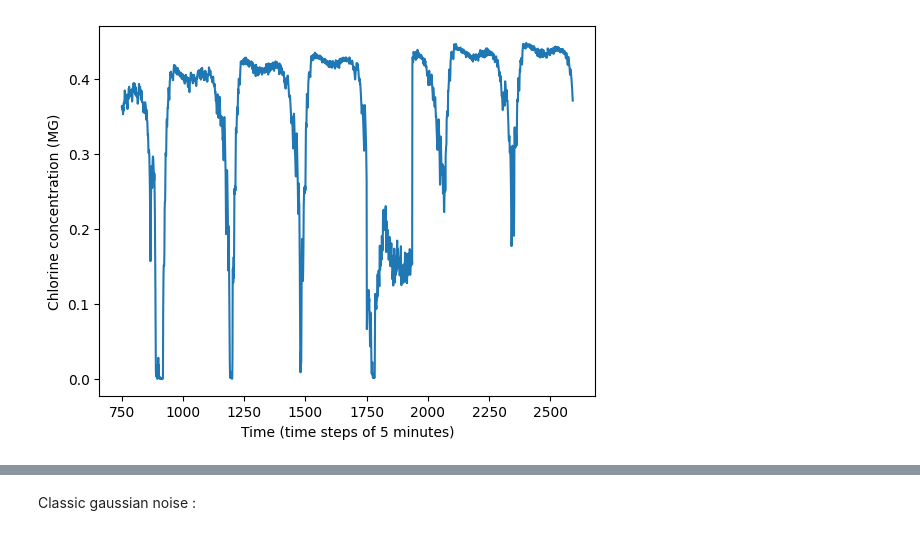
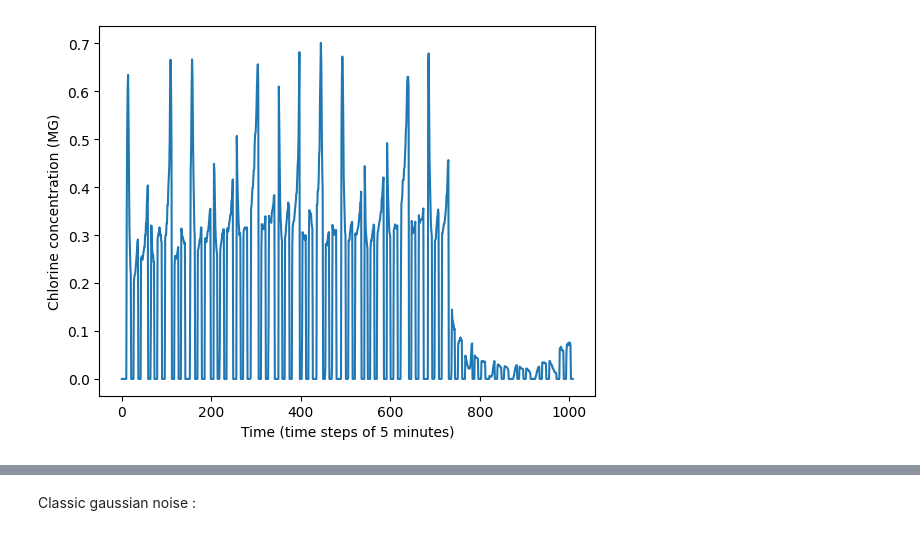
Before and after one commit to elineee/AI-for-Drinking-Water-Chlorination-Challenge-IJCAI-25, a Jupyter notebook: data/data_transformation.ipynb, the cells around one changed output, grey strips where cells are left out. Drawn from its saved outputs; the diff is of its cells as text; code cells hidden in the pictures.

Commit message:
update data_transfo and clean main_ageing

```diff
--- a/data/data_transformation.ipynb
+++ b/data/data_transformation.ipynb
@@ -4,7 +4,7 @@ import matplotlib.pyplot as plt
 # df_global = pd.read_csv(".\\data_ageing_network\\scada_data_test_dist1915_110.csv")
 # test 3 : voit un peu , test 30 : voit presque pas
 # df = pd.read_csv(".\\data_hanoi\\scada_data_conta_3_test_1.csv")
-df = pd.read_csv(".\\data_global_warming\\scada_data_test_dist606_15.csv")
+df = pd.read_csv(".\\data_net1\\scada_data_conta_22_test_3.csv")
 # df2 = pd.read_csv(".\\data_cy\\scada_data_clean_3.csv")
 # df3 = pd.read_csv(".\\data_cy\\scada_data_clean_4.csv")
 # df4 = pd.read_csv(".\\data_cy\\scada_data_clean_7.csv")
@@ -16,38 +16,38 @@ df = pd.read_csv(".\\data_global_warming\\scada_data_test_dist606_15.csv")
 # df = pd.read_csv(".\\data_arsenic\\scada_data_clean_1.csv")
 # df_2 = pd.read_csv(".\\data_arsenic\\scada_data_conta_node_423_test_1.csv")
 
-node_id = "dist420"
+node_id = "11"
 column_name = f"bulk_species_node [MG] at Chlorine @ {node_id}"
 
 def plot_time_series(df, node):
     column_name_cl = f"bulk_species_node [MG] at Chlorine @ {node}"
     if column_name_cl in df.columns:
-        df[column_name_cl][750:].plot()
+        df[column_name_cl].plot()
         # add labels
         plt.xlabel("Time (time steps of 5 minutes)")
         plt.ylabel("Chlorine concentration (MG)")
         # plt.ylabel("Values over time")
         plt.savefig("chlo_anomaly.pdf")
     else:
         print(f"Column {column_name_cl} not found in DataFrame.")
 
-node = "dist606"
+node = "11"
 # plot_time_series(df_global, node)
 plot_time_series(df, node)
 # plot_time_series(df, "21")
 # plot_time_series(df, "13")
 # plot_time_series(df, "21")
 # plot_time_series(df, "22")
 # plot_time_series(df, "23")
 # plot_time_series(df, "31")
 # plot_time_series(df, "32")
 # plot_time_series(df1, node)
 # plot_time_series(df2, node)
 # plot_time_series(df3, node)
 # plot_time_series(df4, node)
 # plot_time_series(df5, node)
 # %% [output]
-[figure, old version]
+[figure, new version]
 # %%
 import pandas as pd
 df_path = ".\\data_small_chlorine_temp\\scada_data_train_4_1.csv"
```
Also changed, not shown: parts of 1 cell of this notebook, 1 other file.
